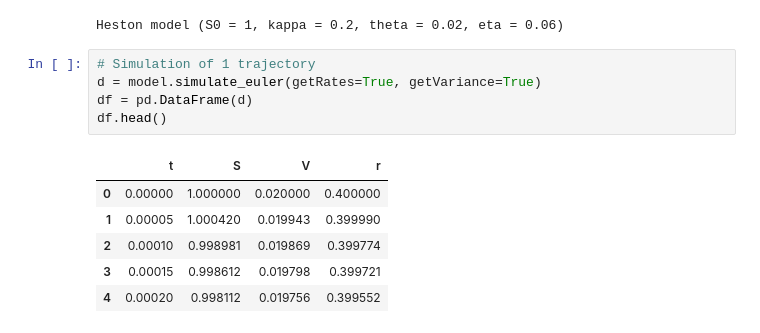
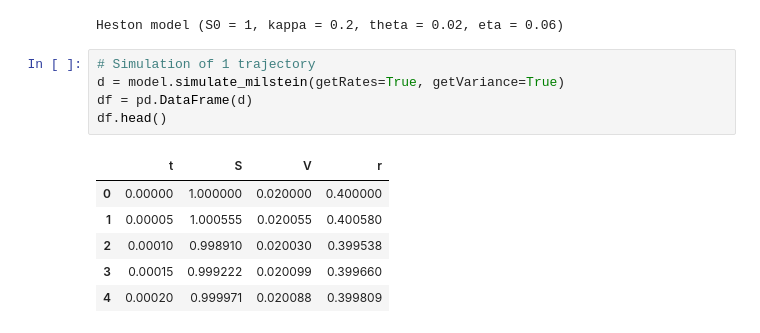
Before and after one commit to lcsrodriguez/CuttingEdge-Milliman, a Jupyter notebook: notebooks/equity_models.ipynb, the cells around one changed output. Drawn from its saved outputs; the diff is of its cells as text.

```diff
--- a/notebooks/equity_models.ipynb
+++ b/notebooks/equity_models.ipynb
@@ -159,16 +159,16 @@ model
 Heston model (S0 = 1, kappa = 0.2, theta = 0.02, eta = 0.06)
 # %%
 # Simulation of 1 trajectory
-d = model.simulate_euler(getRates=True, getVariance=True)
+d = model.simulate_milstein(getRates=True, getVariance=True)
 df = pd.DataFrame(d)
 df.head()
 # %% [output]
 |  | t | S | V | r |
 | 0 | 0.00000 | 1.000000 | 0.020000 | 0.400000 |
-| 1 | 0.00005 | 1.000420 | 0.019943 | 0.399990 |
-| 2 | 0.00010 | 0.998981 | 0.019869 | 0.399774 |
-| 3 | 0.00015 | 0.998612 | 0.019798 | 0.399721 |
-| 4 | 0.00020 | 0.998112 | 0.019756 | 0.399552 |
+| 1 | 0.00005 | 1.000555 | 0.020055 | 0.400580 |
+| 2 | 0.00010 | 0.998910 | 0.020030 | 0.399538 |
+| 3 | 0.00015 | 0.999222 | 0.020099 | 0.399660 |
+| 4 | 0.00020 | 0.999971 | 0.020088 | 0.399809 |
 # %%
 # Simulation of several trajectories
 NB_TRAJECTORIES = 20
```
Also changed, not shown: parts of 11 cells of this notebook, 2 other files.
